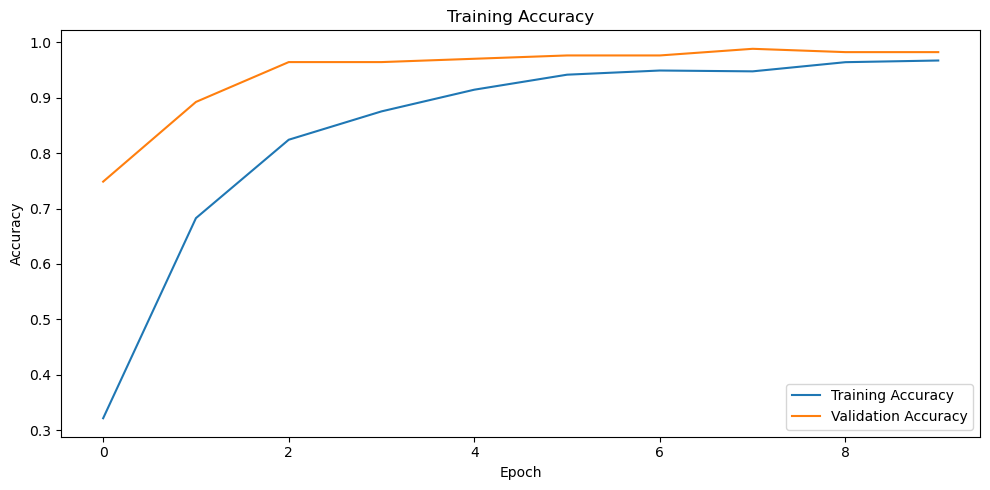
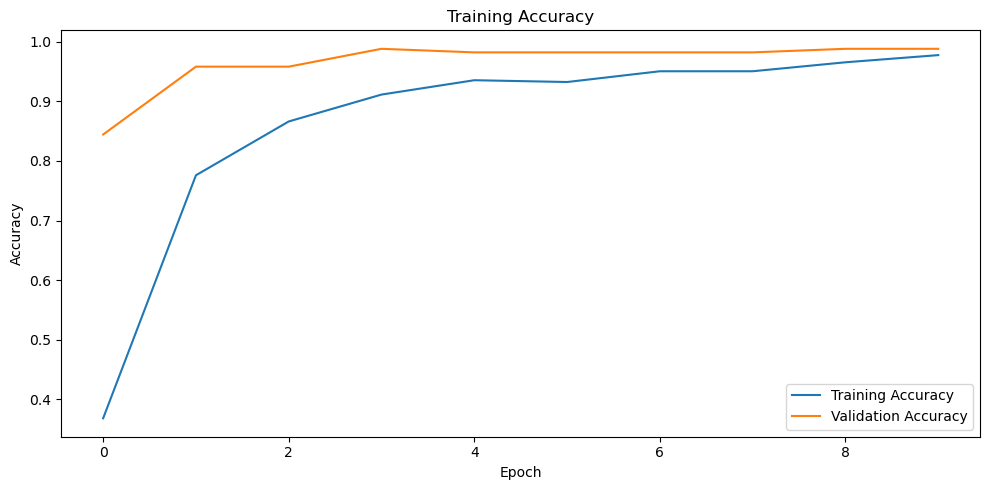
Unified diff of the notebook cell whose output changed from the first chart to the second:
--- before
+++ after
@@ -1 +1,8 @@
-plot_training_history(history)
+fig = plot_training_history(history)
+fig.savefig(
+    "../outputs/figures/training_accuracy.png",
+    dpi=300,
+    bbox_inches="tight"
+)
+
+fig.show()

Commit: Final Graphs Update